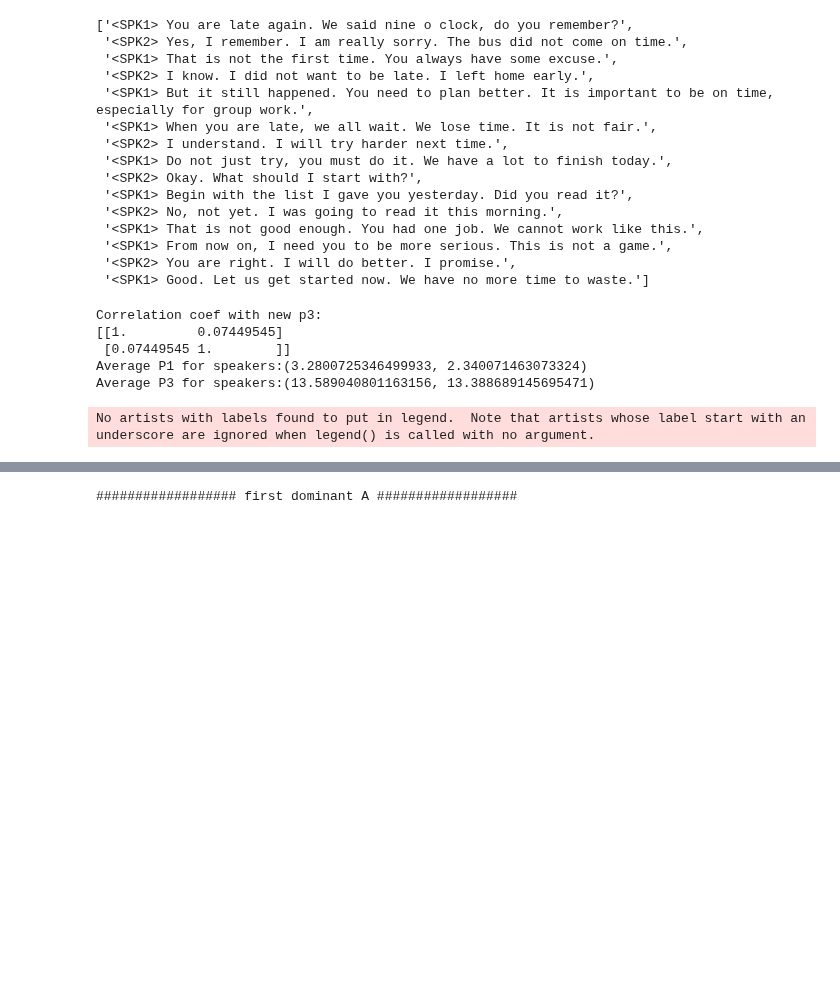
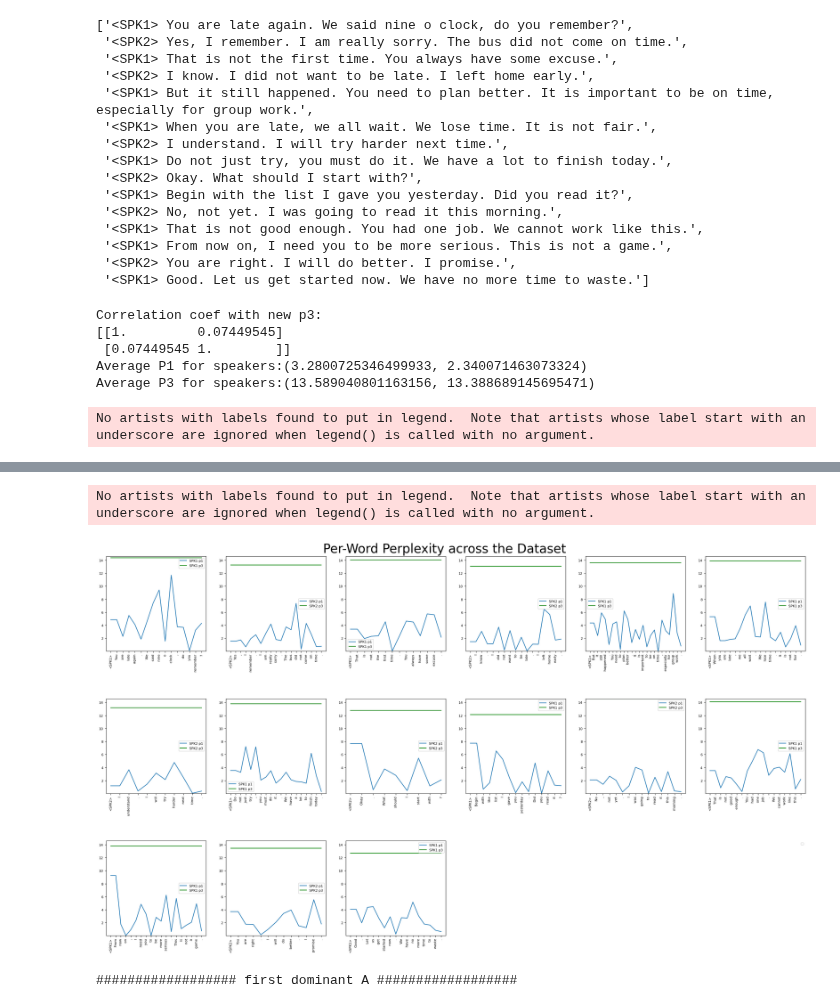
Before and after one commit to serenabono/conversational_dominance, a Jupyter notebook: notebooks/proof_of_concept.ipynb, the cells around one changed output, grey strips where cells are left out. Cells and saved outputs as stored; diff of their text form; code cells hidden in the pictures; blank space fills up the shorter version.

Commit message:
modify visualization

```diff
--- a/notebooks/proof_of_concept.ipynb
+++ b/notebooks/proof_of_concept.ipynb
@@ -344,26 +344,29 @@ display(dialog)
 # %%
 # V4: New P3, New P1, use next token's perplexity for first element of p1, use <SPK1> and <SPK2>
 tokens = [tokenizer(section, return_tensors="pt", return_offsets_mapping=True).input_ids[0] for section in dialog]
 perplexity_scores_p1 = p1_new(dialog)
 perplexity_scores_p3 = p3_new(dialog)
 perplexity_scores_p3_backup = perplexity_scores_p3.copy()
 perplexity_scores_p3 = agg_p3_new(tokens, perplexity_scores_p3)
 
 perplexity_scores_p1 = p1_use_next_token_ppl_for_speaker_begin_token(tokens, perplexity_scores_p1)
 print("Correlation coef with new p3:")
 print(np.corrcoef(perplexity_scores_p1[1:], perplexity_scores_p3[1:]))
 print(f"Average P1 for speakers:{mean_p_per_speaker(tokens, perplexity_scores_p1)}")
 print(f"Average P3 for speakers:{mean_p_per_speaker(tokens, perplexity_scores_p3)}")
 print()
 compute_graph_perplexity(tokens, perplexity_scores_p1, perplexity_scores_p3_backup, matches) # Shows the non-aggregated p3. note that now p3 and p1 are not equal because we changed the first element of p1 to use the next token's perplexity.
+compute_graph_perplexity(tokens, perplexity_scores_p1, perplexity_scores_p3, matches) # Shows the non-aggregated p3. note that now p3 and p1 are not equal because we changed the first element of p1 to use the next token's perplexity.
 # %% [output]
 Correlation coef with new p3:
 [[1.         0.07449545]
  [0.07449545 1.        ]]
 Average P1 for speakers:(3.2800725346499933, 2.340071463073324)
 Average P3 for speakers:(13.589040801163156, 13.388689145695471)
 No artists with labels found to put in legend.  Note that artists whose label start with an underscore are ignored when legend() is called with no argument.
 [figure]
+No artists with labels found to put in legend.  Note that artists whose label start with an underscore are ignored when legend() is called with no argument.
+[figure, added]
 # %%
 texts = [
     ("first dominant A", el_first_dominant),
```
